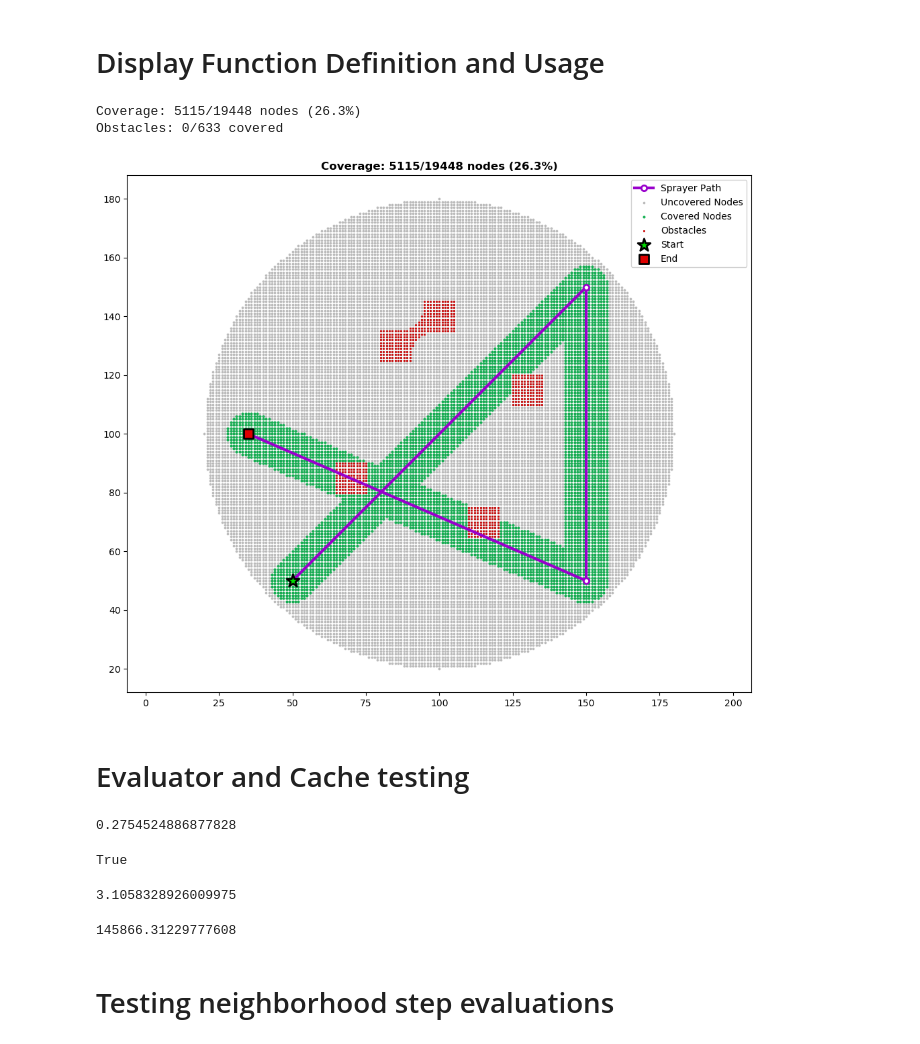
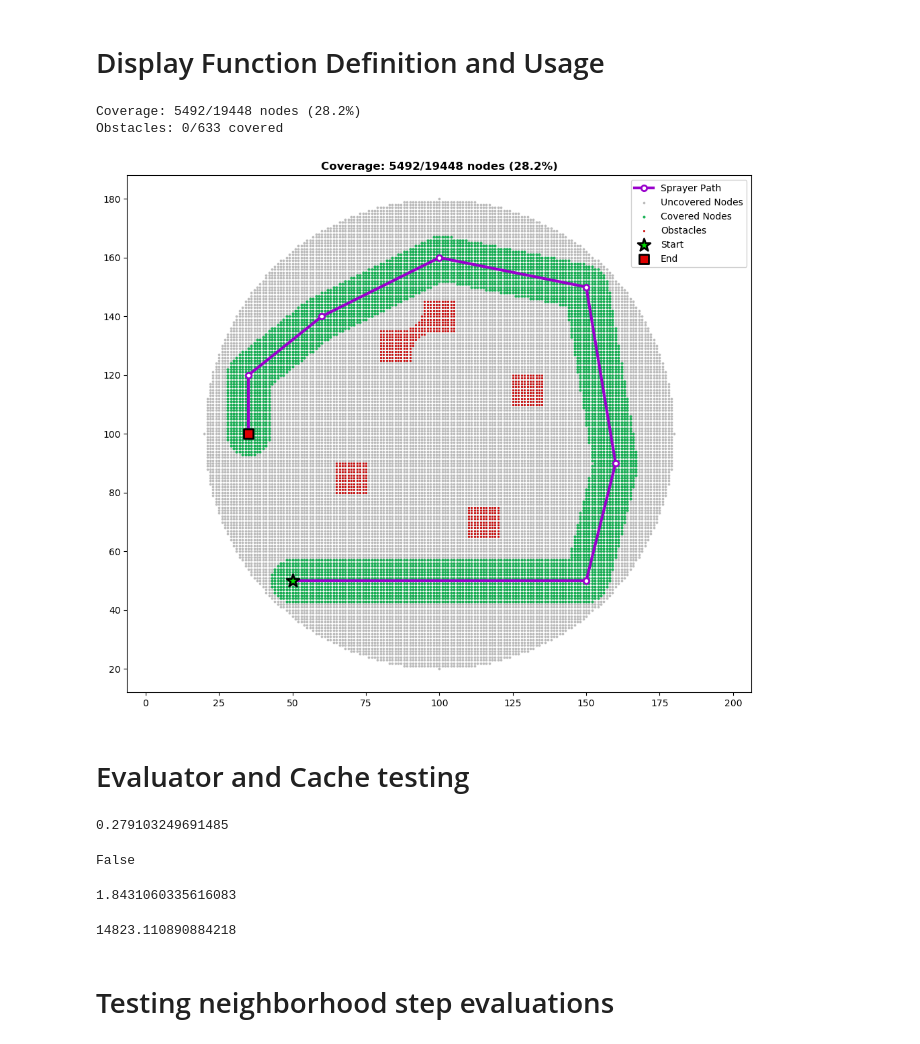
Before and after one commit to Everton-Colombo/MO824-Project, a Jupyter notebook: testing.ipynb, the cells around one changed output. Drawn from its saved outputs; the diff is of its cells as text; code cells hidden in the pictures.

```diff
--- a/testing.ipynb
+++ b/testing.ipynb
@@ -8,7 +8,7 @@ from typing import List, Tuple
 # %% [markdown]
 # Display Function Definition and Usage
 # %%
-def display_grid_and_path(inst, evaluator, path):
+def display_grid_and_path(inst: AgcspInstance, evaluator: AgcspEvaluator, path: List[Node]):
     """
     Display a grid with nodes and path coverage visualization.
 
@@ -27,6 +27,7 @@ def display_grid_and_path(inst, evaluator, path):
     covered_obstacles = []
     obstacle_warning = ""
     if hasattr(inst, 'obstacle_nodes') and len(inst.obstacle_nodes) > 0:
+
         covered_set = set(map(tuple, covered_nodes))
         covered_obstacles = [obs for obs in inst.obstacle_nodes if tuple(obs) in covered_set]
         if covered_obstacles:
@@ -115,12 +116,12 @@ obstacle_nodes = np.vstack(obstacle_list)
 circular_inst = AgcspInstance(grid_nodes, obstacle_nodes, 15, 90)
 circular_evaluator = AgcspEvaluator(circular_inst)
 # %%
-path=[(50, 50), (150, 150), (150, 50), (35, 100)]
+path=[(50, 50), (150, 50), (160, 90), (150, 150), (100, 160), (60, 140), (35, 120), (35, 100)]
 display_grid_and_path(circular_inst, circular_evaluator, path)
 # %% [output]
-Coverage: 5115/19448 nodes (26.3%)
+Coverage: 5492/19448 nodes (28.2%)
 Obstacles: 0/633 covered
-[figure, old version]
+[figure, new version]
 # %% [markdown]
 # Evaluator and Cache testing
 # %%
@@ -129,13 +130,13 @@ display(circular_evaluator.coverage_proportion(sol))
 display(sol.cache['hits_obstacle'])
 circular_evaluator.manouver_complexity_penalty(sol)
 # %% [output]
-0.2754524886877828
+0.279103249691485
-True
+False
-3.1058328926009975
+1.8431060335616083
 # %%
 circular_evaluator.objfun(sol)
 # %% [output]
-145866.31229777608
+14823.110890884218
 # %% [markdown]
 # Testing neighborhood step evaluations
 # %% [markdown]
```
Also changed, not shown: parts of 14 cells of this notebook, 3 other files.
